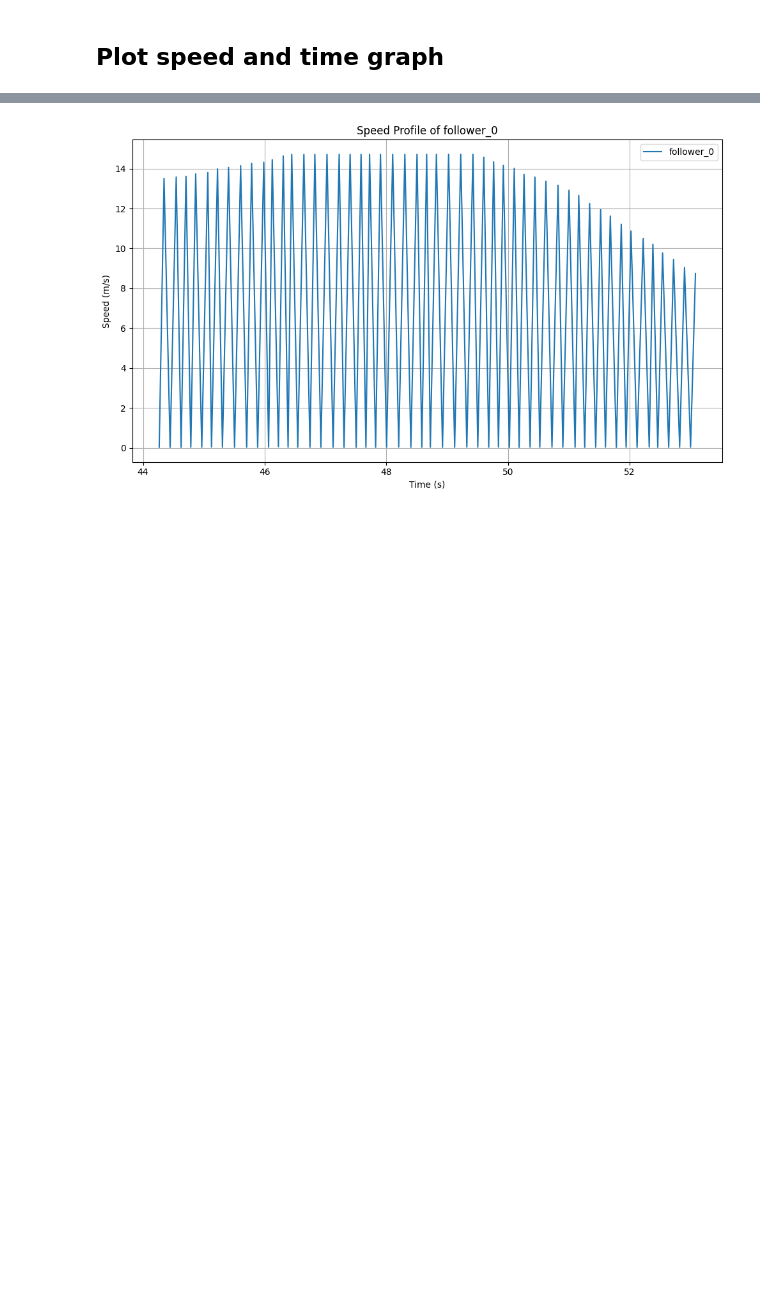
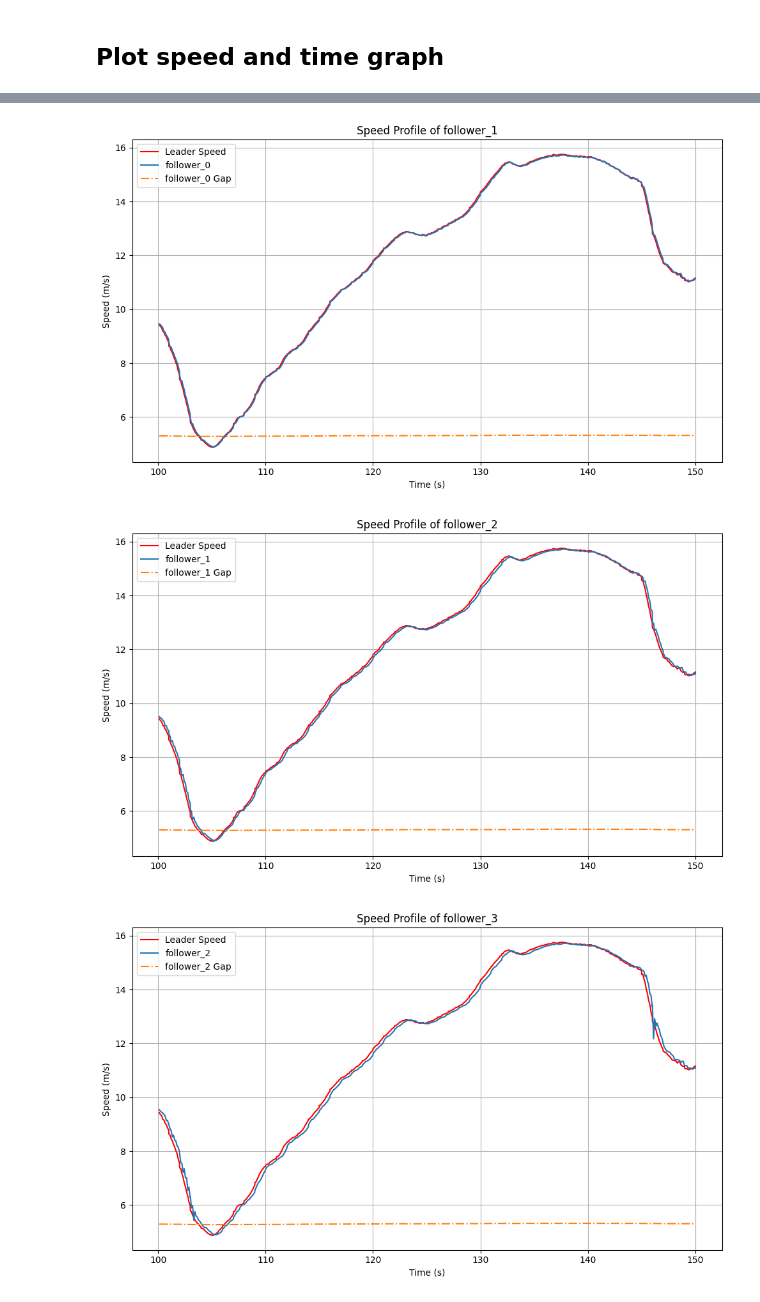
Before and after one commit to shihabict/carla_simulation, a Jupyter notebook: research/analysis_recorded_data.ipynb, the cells around one changed output, grey strips where cells are left out. Cells and saved outputs as stored; diff of their text form; code cells hidden in the pictures; blank space fills up the shorter version.

```diff
--- a/research/analysis_recorded_data.ipynb
+++ b/research/analysis_recorded_data.ipynb
@@ -24,6 +22,6 @@ def load_data(file_path: str) -> pd.DataFrame:
     return df
 # %%
 # load recorded data
-data = load_data("Reports/sim_data_g2a26cb25_fs_FS_nV_5.csv")
-print(data.head(25))
+data = load_data("Reports/sim_data_FS_nV_6.csv")
+data.head(5)
 # %% [output]
@@ -268,4 +246,6 @@ def plot_follower_speed_profile(df, follower_name, max_points: int = None, min_p
 # %%
-plot_follower_speed_profile(data, follower_name='follower_0', max_points=600,min_points=500)
+plot_follower_speed_profile(data, follower='follower', max_points=1500,min_points=1000)
 # %% [output]
-[figure, old version]
+[figure, new version]
+[figure, added]
+[figure, added]
```
Also changed, not shown: parts of 19 cells of this notebook, 6 other files.
